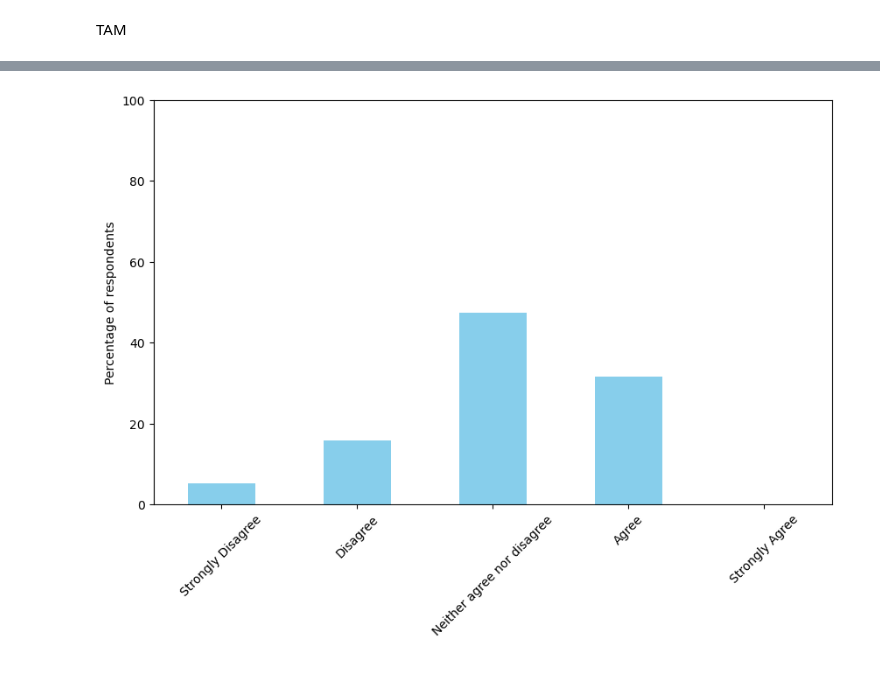
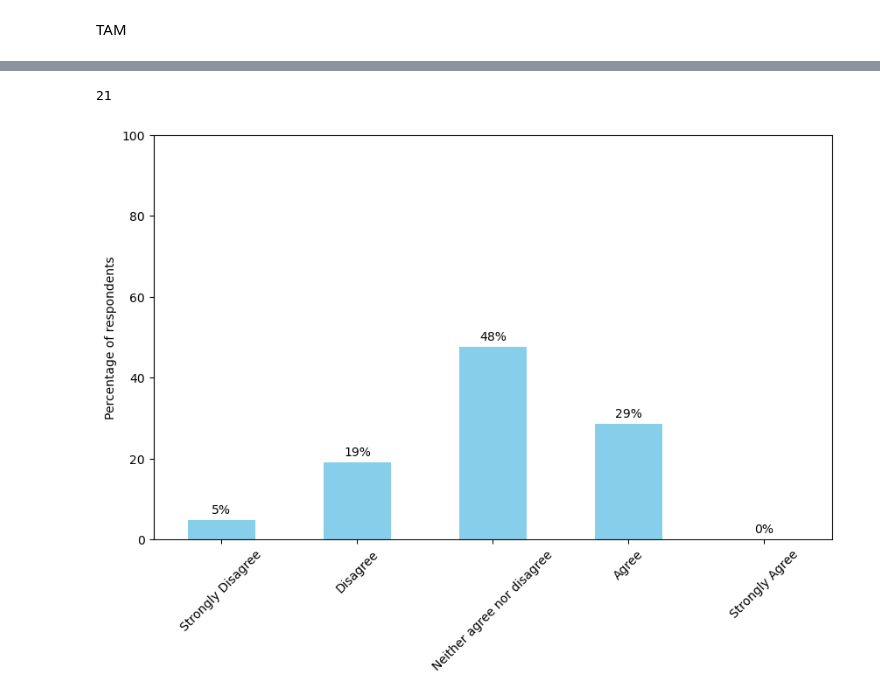
Before and after one commit to WilliamBolton/cdss_demo, a Jupyter notebook: cdss_1/cdss_1/sus_analysis.ipynb, the cells around one changed output, grey strips where cells are left out. Saved outputs shown, nothing was run; the diff lists cells and outputs as text; code cells hidden in the pictures.

```diff
--- a/cdss_1/cdss_1/sus_analysis.ipynb
+++ b/cdss_1/cdss_1/sus_analysis.ipynb
@@ -124,24 +121,35 @@ Name: q23, dtype: int64
 # %%
 import matplotlib.pyplot as plt
 
 # Create the Pandas Series
-data = pd.Series([3, 1, 3, 3, 4, 4, 4, 4, 3, 2, 2, 3, 3, 4, 3, 4, 3, 2, 3])
-
+data = pd.Series([3, 1, 3, 3, 4, 4, 4, 4, 3, 2, 2, 3, 3, 4, 3, 4, 3, 2, 3, 3, 2])
+print(len(data))
 # Define the mapping of numbers to labels
 labels = {1: 'Strongly Disagree', 2: 'Disagree', 3: 'Neither agree nor disagree', 4: 'Agree', 5: 'Strongly Agree'}
 
 # Map the data to the labels
 data_labels = data.map(labels)
 
 # Count the occurrences of each label and convert to percentages
 label_counts = data_labels.value_counts(normalize=True).reindex(labels.values(), fill_value=0) * 100
 
 # Plot the bar chart
 plt.figure(figsize=(10, 6))
-label_counts.plot(kind='bar', color='skyblue')
+bars = label_counts.plot(kind='bar', color='skyblue')
 plt.ylabel('Percentage of respondents')
 plt.xticks(rotation=45)
 plt.ylim(0, 100)  # Set the y-axis limit to 0-100%
+
+# Annotate bars with percentage values
+for bar in bars.patches:
+    height = bar.get_height()
+    plt.annotate(f'{height:.0f}%',
+                 xy=(bar.get_x() + bar.get_width() / 2, height),
+                 xytext=(0, 3),  # 3 points vertical offset
+                 textcoords='offset points',
+                 ha='center', va='bottom')
+
 plt.show()
 # %% [output]
+21
-[figure, old version]
+[figure, new version]
```
Also changed, not shown: parts of 5 cells of this notebook, 22 other files.
